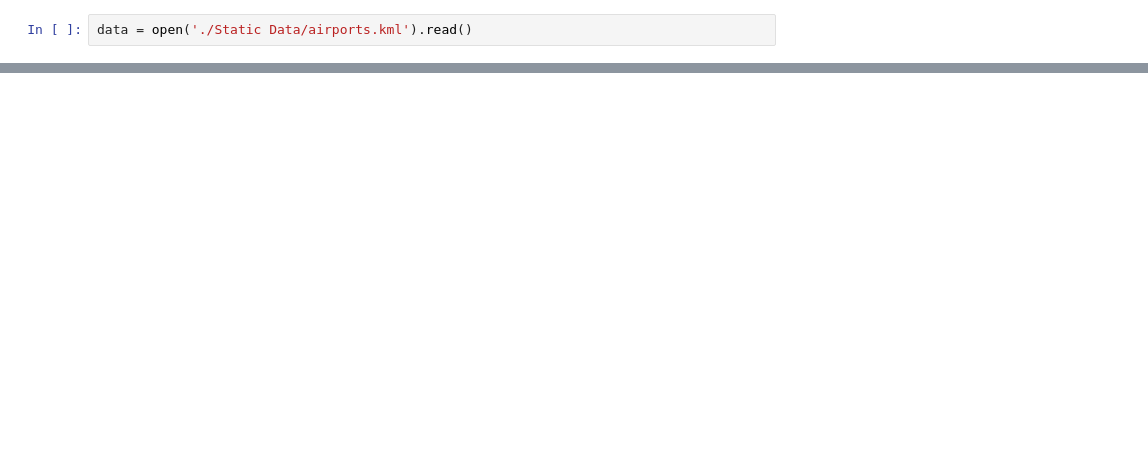
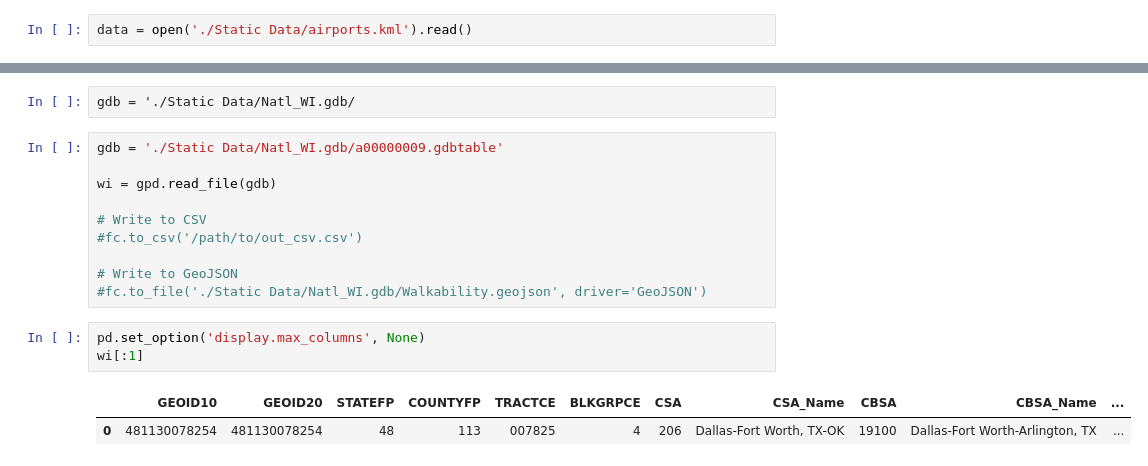
Before and after one commit to SamFritz-Schreck/OA3801FinalProject, a Jupyter notebook: Test notebook.ipynb, the cells around one changed output, grey strips where cells are left out. Saved outputs shown, nothing was run; the diff lists cells and outputs as text; blank space fills up the shorter version.

```diff
--- a/Test notebook.ipynb
+++ b/Test notebook.ipynb
@@ -44 +123,19 @@ map
 [interactive output not drawn]
+# %%
+gdb = './Static Data/Natl_WI.gdb/
+# %%
+gdb = './Static Data/Natl_WI.gdb/a00000009.gdbtable'
+
+wi = gpd.read_file(gdb)
+
+# Write to CSV
+#fc.to_csv('/path/to/out_csv.csv')
+
+# Write to GeoJSON
+#fc.to_file('./Static Data/Natl_WI.gdb/Walkability.geojson', driver='GeoJSON')
+# %%
+pd.set_option('display.max_columns', None)
+wi[:1]
+# %% [output]
+|  | GEOID10 | GEOID20 | STATEFP | COUNTYFP | TRACTCE | BLKGRPCE | CSA | CSA_Name | CBSA | CBSA_Name | ... |
+| 0 | 481130078254 | 481130078254 | 48 | 113 | 007825 | 4 | 206 | Dallas-Fort Worth, TX-OK | 19100 | Dallas-Fort Worth-Arlington, TX | ... |
```
Also changed, not shown: parts of 11 cells of this notebook, 2 other files.
